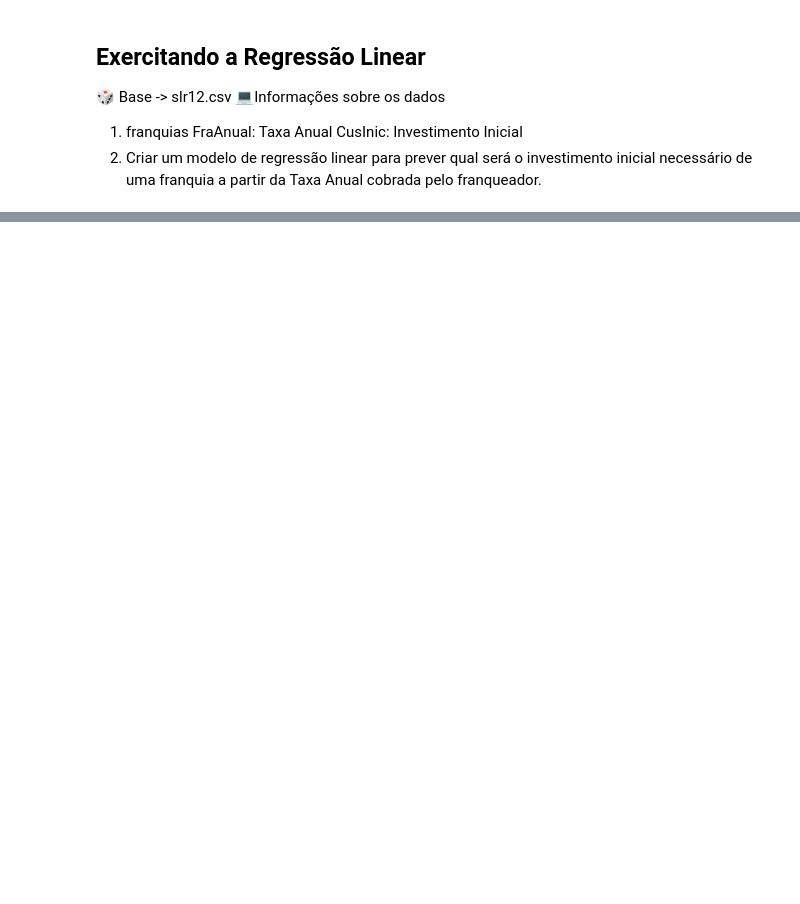
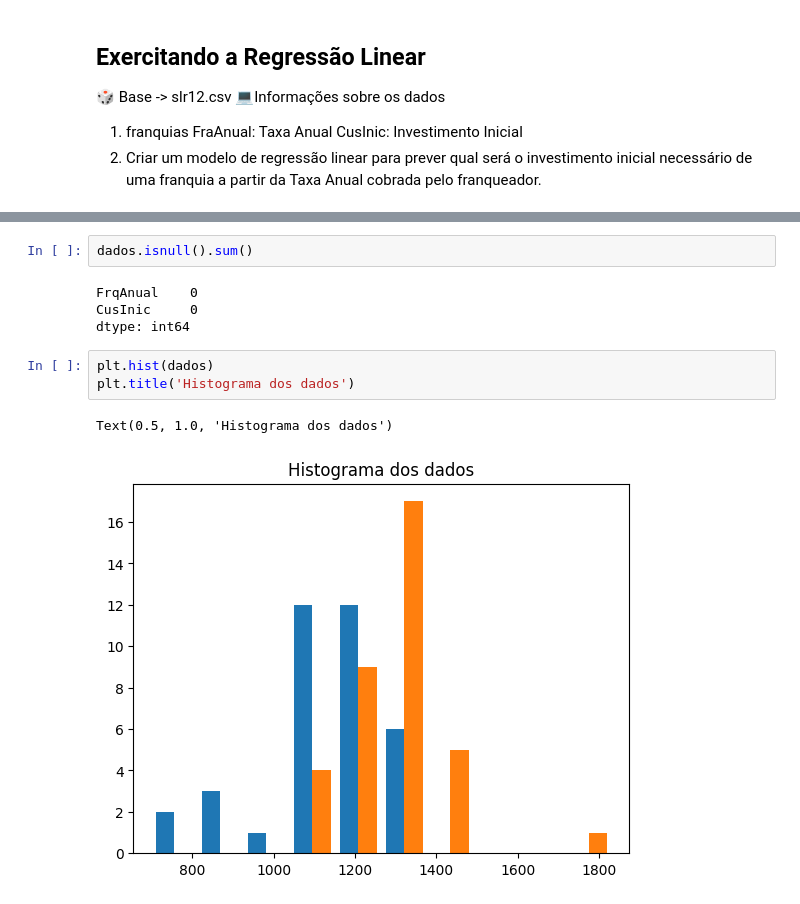
Before and after one commit to marianatiele/Estudos_AM_Projetos, a Jupyter notebook: 1_Exercício_RegressãoLinear.ipynb, the cells around one changed output, grey strips where cells are left out. Cells and saved outputs as stored; diff of their text form; blank space fills up the shorter version.

```diff
--- a/1_Exercício_RegressãoLinear.ipynb
+++ b/1_Exercício_RegressãoLinear.ipynb
@@ -27,0 +45,12 @@ dados.head()
+# %%
+dados.isnull().sum()
+# %% [output]
+FrqAnual    0
+CusInic     0
+dtype: int64
+# %%
+plt.hist(dados)
+plt.title('Histograma dos dados')
+# %% [output]
+Text(0.5, 1.0, 'Histograma dos dados')
+[figure, added]
```
Also changed, not shown: parts of 14 cells of this notebook.
